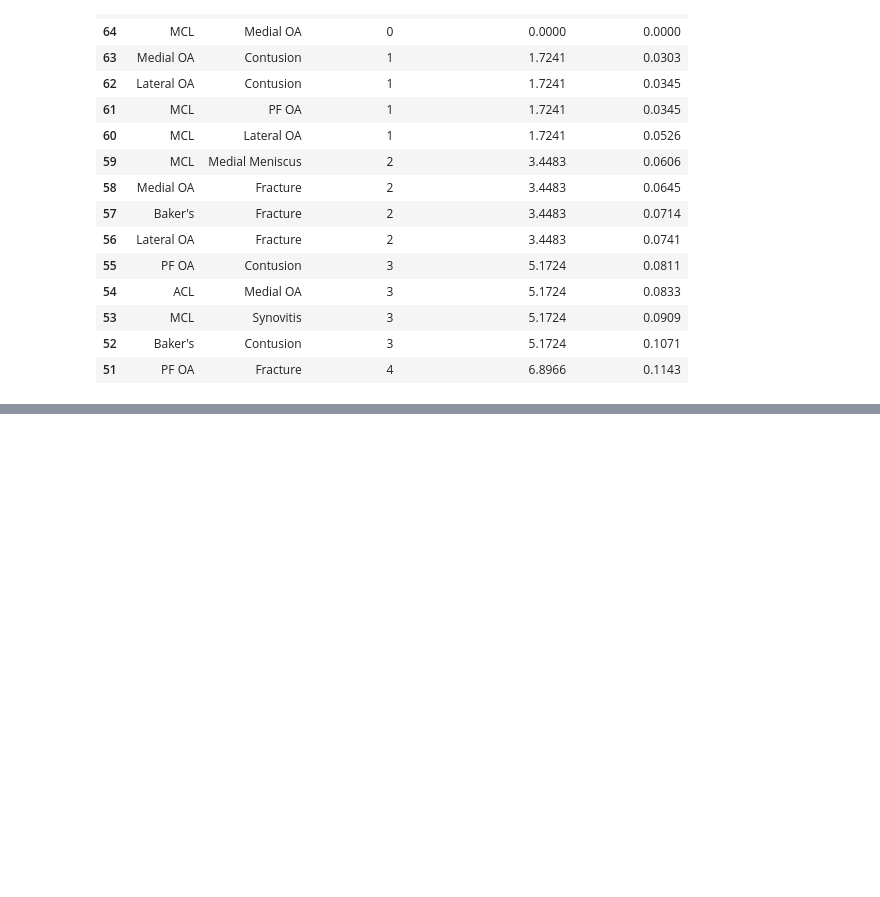
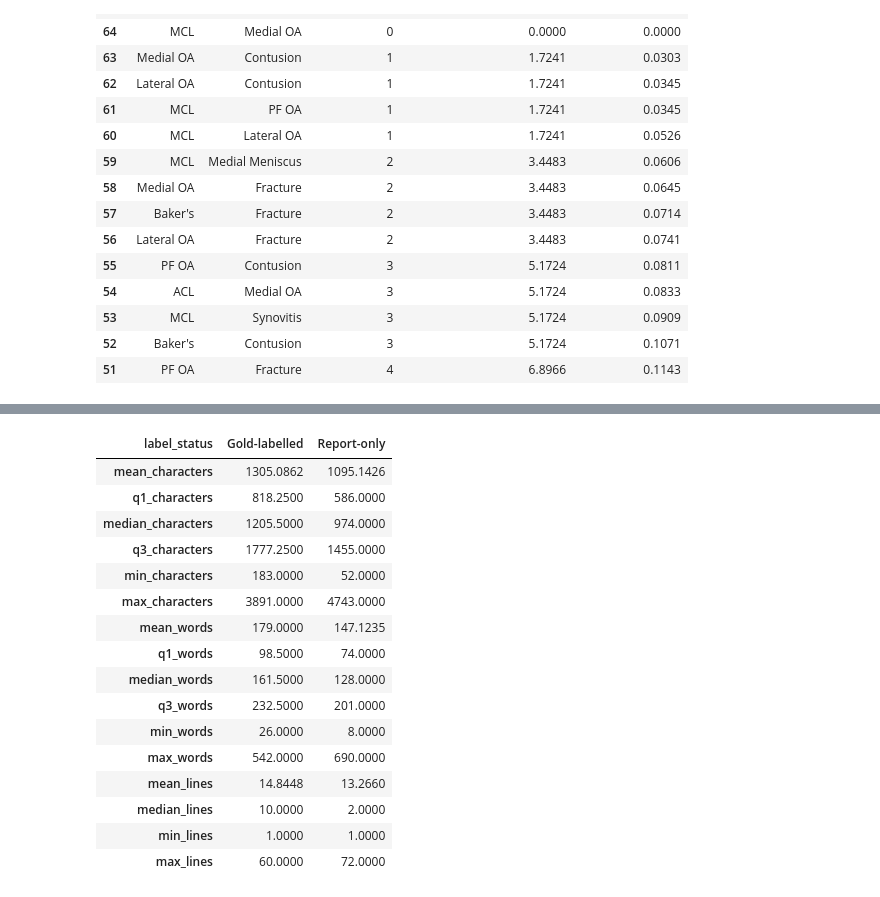
Before and after one commit to PandaDev0069/Kaggle, a Jupyter notebook: RSNA_Knee_EDA.ipynb, the cells around one changed output, grey strips where cells are left out. Cells and saved outputs as stored; diff of their text form; code cells hidden in the pictures; blank space fills up the shorter version.

```diff
--- a/RSNA_Knee_EDA.ipynb
+++ b/RSNA_Knee_EDA.ipynb
@@ -955,0 +1012,58 @@ report_data["normalized_duplicate"] = report_data["normalized_report"].duplicate
+# %%
+# ==================================
+# 5.2. Report length and structure(レポートの長さと構造)
+# ==================================
+
+
+def report_length_summary(
+    df: pd.DataFrame, group_col: str = "label_status"
+) -> pd.DataFrame:
+    """Summarize report length metrics by group."""
+    summary = (
+        df.groupby(group_col)
+        .agg(
+            mean_characters=("report_characters", "mean"),
+            q1_characters=("report_characters", lambda values: values.quantile(0.25)),
+            median_characters=("report_characters", "median"),
+            q3_characters=("report_characters", lambda values: values.quantile(0.75)),
+            min_characters=("report_characters", "min"),
+            max_characters=("report_characters", "max"),
+            mean_words=("report_words", "mean"),
+            q1_words=("report_words", lambda values: values.quantile(0.25)),
+            median_words=("report_words", "median"),
+            q3_words=("report_words", lambda values: values.quantile(0.75)),
+            min_words=("report_words", "min"),
+            max_words=("report_words", "max"),
+            mean_lines=("report_lines", "mean"),
+            median_lines=("report_lines", "median"),
+            min_lines=("report_lines", "min"),
+            max_lines=("report_lines", "max"),
+        )
+        .reset_index()
+        .set_index(group_col)
+        .T
+    )
+    return summary
+
+
+report_length_summary_df = report_length_summary(report_data)
+
+display(report_length_summary_df)
+# %% [output]
+| label_status | Gold-labelled | Report-only |
+| mean_characters | 1305.0862 | 1095.1426 |
+| q1_characters | 818.2500 | 586.0000 |
+| median_characters | 1205.5000 | 974.0000 |
+| q3_characters | 1777.2500 | 1455.0000 |
+| min_characters | 183.0000 | 52.0000 |
+| max_characters | 3891.0000 | 4743.0000 |
+| mean_words | 179.0000 | 147.1235 |
+| q1_words | 98.5000 | 74.0000 |
+| median_words | 161.5000 | 128.0000 |
+| q3_words | 232.5000 | 201.0000 |
+| min_words | 26.0000 | 8.0000 |
+| max_words | 542.0000 | 690.0000 |
+| mean_lines | 14.8448 | 13.2660 |
+| median_lines | 10.0000 | 2.0000 |
+| min_lines | 1.0000 | 1.0000 |
+| max_lines | 60.0000 | 72.0000 |
```
Also changed, not shown: parts of 31 cells of this notebook, 1 other file.
